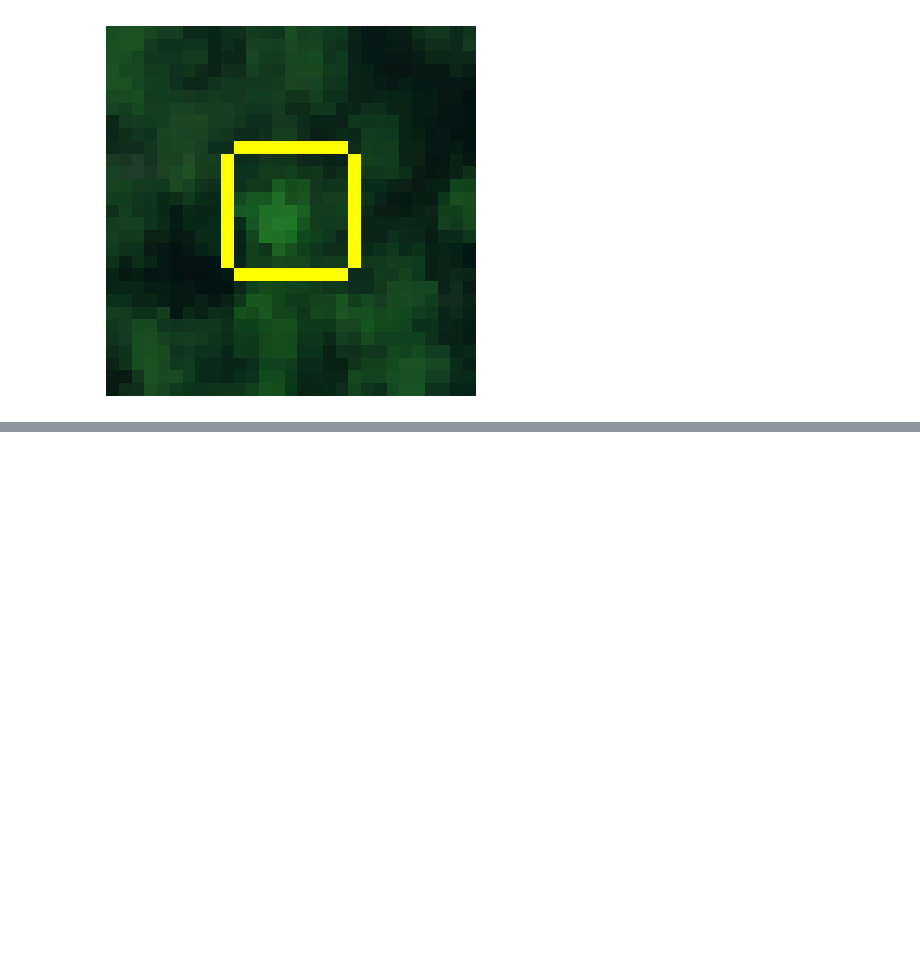
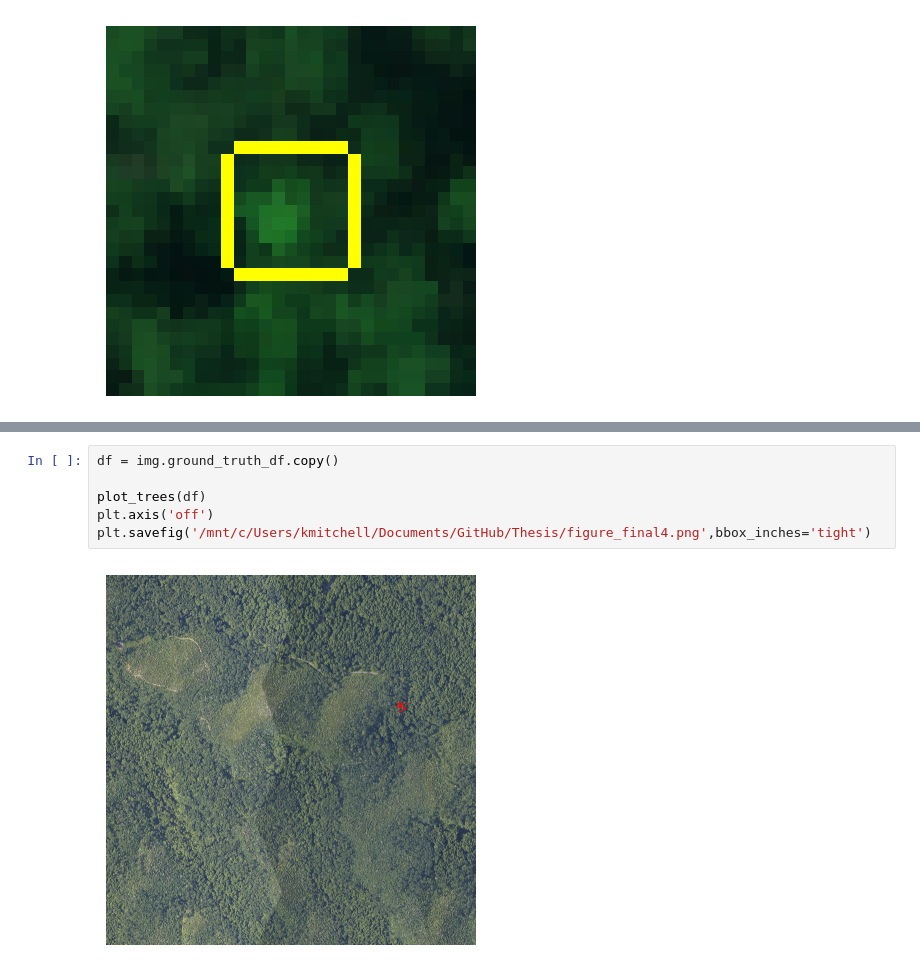
Before and after one commit to Kenneth-Mitchell/HMC-Thesis, a Jupyter notebook: scripts/figures.ipynb, the cells around one changed output, grey strips where cells are left out. Drawn from its saved outputs; the diff is of its cells as text; blank space fills up the shorter version.

```diff
--- a/scripts/figures.ipynb
+++ b/scripts/figures.ipynb
@@ -431,0 +603,8 @@ Clipping input data to the valid range for imshow with RGB data ([0..1] for floa
+# %%
+df = img.ground_truth_df.copy()
+
+plot_trees(df)
+plt.axis('off')
+plt.savefig('/mnt/c/Users/kmitchell/Documents/GitHub/Thesis/figure_final4.png',bbox_inches='tight')
+# %% [output]
+[figure, added]
```
Also changed, not shown: parts of 13 cells of this notebook, 4 other files.
